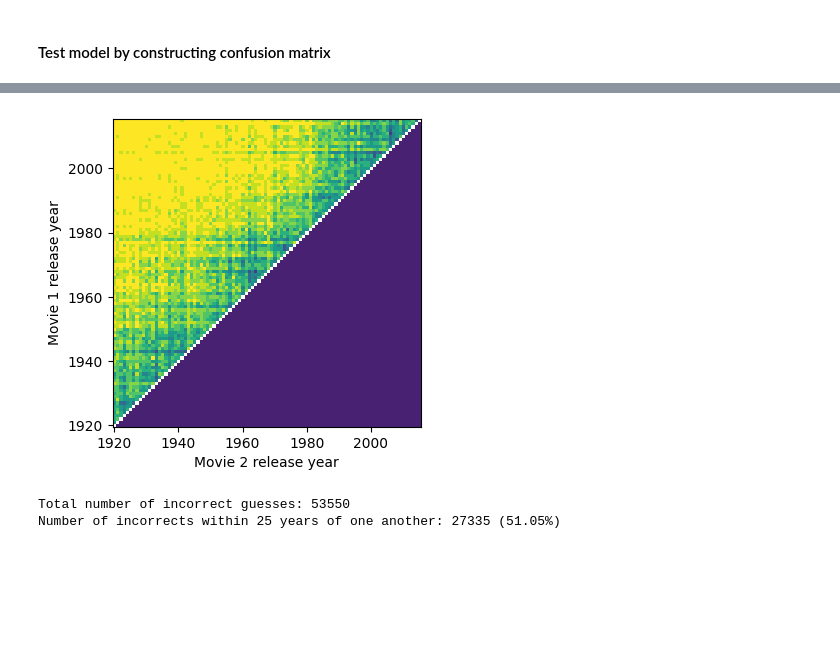
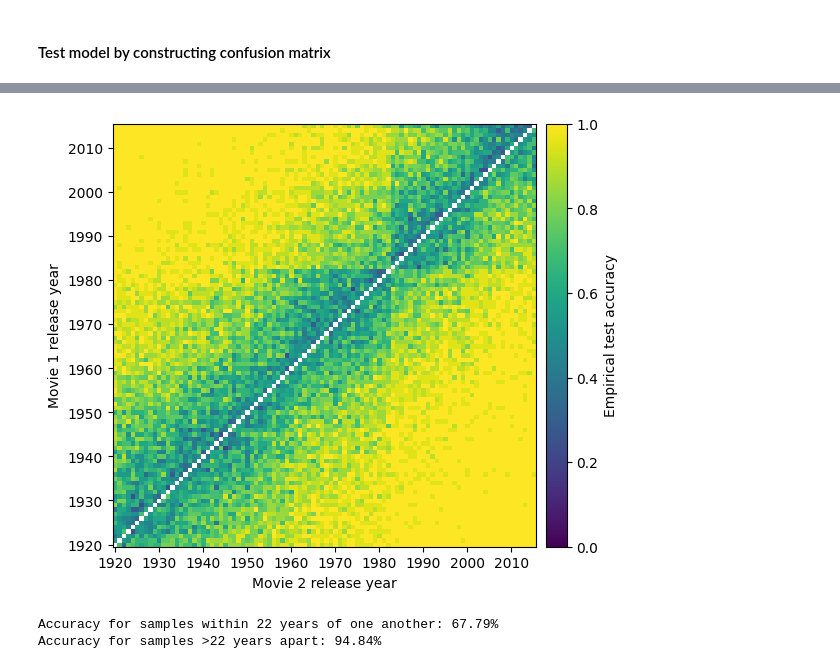
Before and after one commit to RickHanish/Movie_Poster_Dating, a Jupyter notebook: final_project.ipynb, the cells around one changed output, grey strips where cells are left out. Cells and saved outputs as stored; diff of their text form; code cells hidden in the pictures; blank space fills up the shorter version.

Commit message:
Fixed bug where model was training and testing on same data (kind of sometimes) and also reacquired new dataset to eliminate biased dataset.

```diff
--- a/final_project.ipynb
+++ b/final_project.ipynb
@@ -25,10 +143,7 @@ pd.options.mode.chained_assignment = None
 # %%
-ids_with_posters = os.listdir('Multi_Label_dataset/Images')
+ids_with_posters = os.listdir('century_poster_dataset')
 ids_with_posters = [i[:i.rindex('.')] for i in ids_with_posters]
-imdb_data = pd.read_csv('imdb_data.csv')
-data = imdb_data.query('id in @ids_with_posters & type == "movie"')
-data.dropna(axis=0)
-data.sort_values('releaseYear', inplace=True)
-data
+data_with_posters = imdb_data.query('id in @ids_with_posters & type == "movie"')
+data_with_posters
 # %% [output]
 |  | id | title | type | genres | averageRating | numVotes | releaseYear |
@@ -360,12 +480,12 @@ print(f'{len(cm_loader)} batches, {cm_id_pairs.shape[0]} pairs')
 # %%
-num_years = int(len(super_subsampled_data['releaseYear'].unique()))
+num_years = int(len(data_with_posters['releaseYear'].unique()))
 confusion_matrix = np.zeros((num_years, num_years)).astype('int32')
-confusion_matrix[np.identity(num_years).astype(bool)] = -1
-first_year = int(super_subsampled_data['releaseYear'].min())
-printout_freq = 50
+first_year = int(data_with_posters['releaseYear'].min())
+printout_freq = 100
 print_start_time = time.time()
 
 with torch.no_grad():
+    model.eval()
     for batch_num, (poster1, poster2, years) in enumerate(cm_loader):
         batch_start_time = time.time()
         poster1, poster2, years = poster1.to(device), poster2.to(device), (years-first_year).to(device)
@@ -381,6 +501,7 @@ with torch.no_grad():
         if batch_num != 0 and batch_num % printout_freq == 0:
             time_now = time.time()
             print(f'Completed {batch_num+1}/{len(cm_loader)} batches.')
-            print(f'Time taken: Last batch {time_now - batch_start_time:.2f}s, last {printout_freq} batches {time_now - print_start_time:.2f}s.')
+            print(f'Time taken: Last batch {int(time_now - batch_start_time)}s, last {printout_freq} batches {time_now - print_start_time:.2f}s.')
             print_start_time = time.time()
+confusion_matrix_copy = confusion_matrix.copy()
 # %% [output]
@@ -405,23 +525,27 @@ Time taken: Last batch 7.36s, last 50 batches 380.91s.
 # %%
-for row_num in range(confusion_matrix.shape[0]):
-    for col_num in range(confusion_matrix.shape[1]):
-        confusion_matrix[col_num, row_num] = confusion_matrix[row_num, col_num]
+from mpl_toolkits.axes_grid1 import make_axes_locatable
 
-fig = plt.figure(figsize=(4,4))
+fig, ax = plt.subplots(figsize=(6,6))
 cmap = plt.cm.viridis
 norm = plt.Normalize(confusion_matrix.min(), confusion_matrix.max())
 rgba = cmap(norm(confusion_matrix))
 rgba[range(len(confusion_matrix)), range(len(confusion_matrix)), :3] = 1, 1, 1
-plt.imshow(rgba)
-plt.gca().invert_yaxis()
-range_number, coef, offset = 5, 20, int(super_subsampled_data['releaseYear'].min())
-plt.xticks([coef*i for i in range(range_number)], [coef*i+offset for i in range(range_number)])
-plt.yticks([coef*i for i in range(range_number)], [coef*i+offset for i in range(range_number)])
-# plt.xticks([20*i for i in range(5)], [1920+20*i for i in range(5)])
-# plt.yticks([20*i for i in range(5)], [1920+20*i for i in range(5)])
-# plt.colorbar()
-plt.gca().set(ylabel='Movie 1 release year', xlabel='Movie 2 release year')
+
+cax = ax.imshow(rgba, vmin=0, vmax=1)
+divider = make_axes_locatable(ax)
+cbar_ax = divider.append_axes("right", size="5%", pad=0.1)
+plt.colorbar(cax, cax=cbar_ax, label='Empirical test accuracy')
+
+ax.invert_yaxis()
+range_number, coef, offset = 10, 10, first_year
+ax.set_xticks([coef*i for i in range(range_number)], [coef*i+offset for i in range(range_number)])
+ax.set_yticks([coef*i for i in range(range_number)], [coef*i+offset for i in range(range_number)])
+
+ax.set(ylabel='Movie 1 release year', xlabel='Movie 2 release year',
+       xticks=[coef*i for i in range(range_number)], yticks=[coef*i for i in range(range_number)],
+       xticklabels=[coef*i+offset for i in range(range_number)], yticklabels=[coef*i+offset for i in range(range_number)])
+fig.tight_layout()
 plt.show()
 # %% [output]
-[figure, old version]
+[figure, new version]
 # %%
@@ -436,9 +574,11 @@ def sum_near_diagonal(matrix, n):
-# %%
-incorrects = (10 - confusion_matrix - 10*np.identity(len(confusion_matrix))).astype(int)
-print(f'Total number of incorrect guesses: {np.sum(incorrects)}')
-n = 25
-close_incorrects = sum_near_diagonal(incorrects, n)
-print(f'Number of incorrects within {n} years of one another: {close_incorrects} ({close_incorrects / np.sum(incorrects) * 100:.2f}%)')
-# %% [output]
-Total number of incorrect guesses: 53550
-Number of incorrects within 25 years of one another: 27335 (51.05%)
+# %%
+n = 22
+close_cnt, close_total, far_cnt, far_total, on_cnt, on_total = sum_near_diagonal(confusion_matrix, n, num_per_year)
+
+overall_model_acc = np.sum(confusion_matrix) / (num_per_year * (confusion_matrix.size - num_years))
+
+print(f'Accuracy for samples within {n} years of one another: {(close_cnt / close_total)*100:.2f}%')
+print(f'Accuracy for samples >{n} years apart: {(far_cnt / far_total)*100:.2f}%')
+# %% [output]
+Accuracy for samples within 22 years of one another: 67.79%
+Accuracy for samples >22 years apart: 94.84%
```
Also changed, not shown: parts of 36 cells of this notebook, 1 other file.
